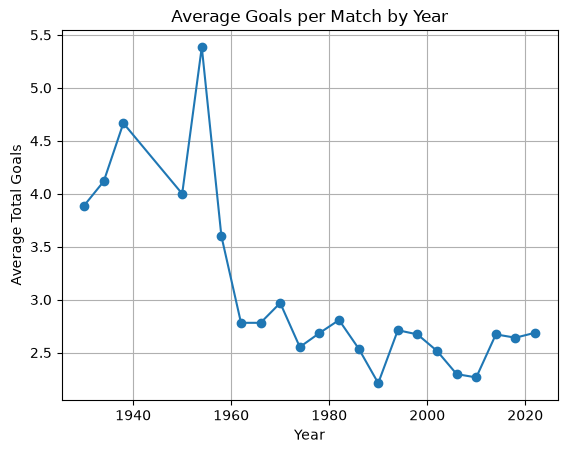
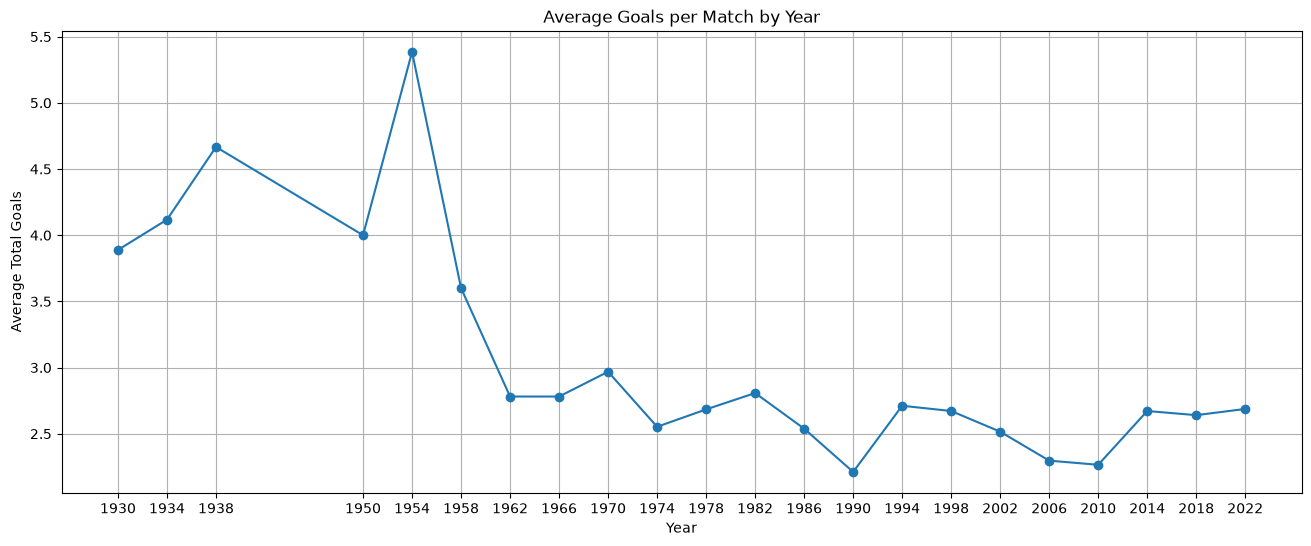
Unified diff of the notebook cell whose output changed from the first chart to the second:
--- before
+++ after
@@ -2,5 +2,5 @@
 yearly_goals = df.groupby('Year')['Total_Goals'].mean()
 
-yearly_goals.plot(marker='o', title='Average Goals per Match by Year', grid=True, )
+yearly_goals.plot(marker='o', title='Average Goals per Match by Year', grid=True, figsize=(16, 6), xticks=yearly_goals.index)
 plt.xlabel('Year')
 plt.ylabel('Average Total Goals')

Commit: completed exp2